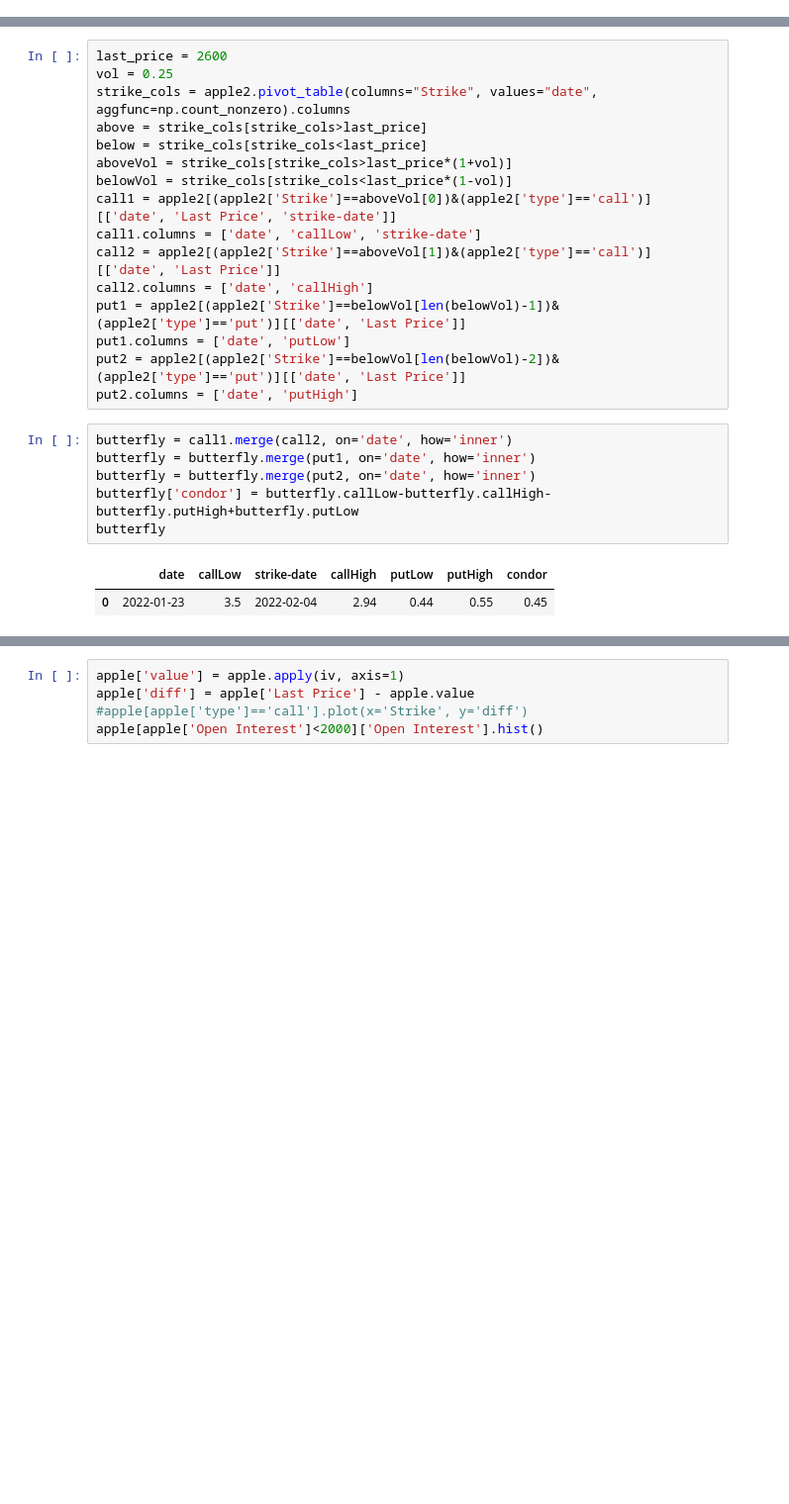
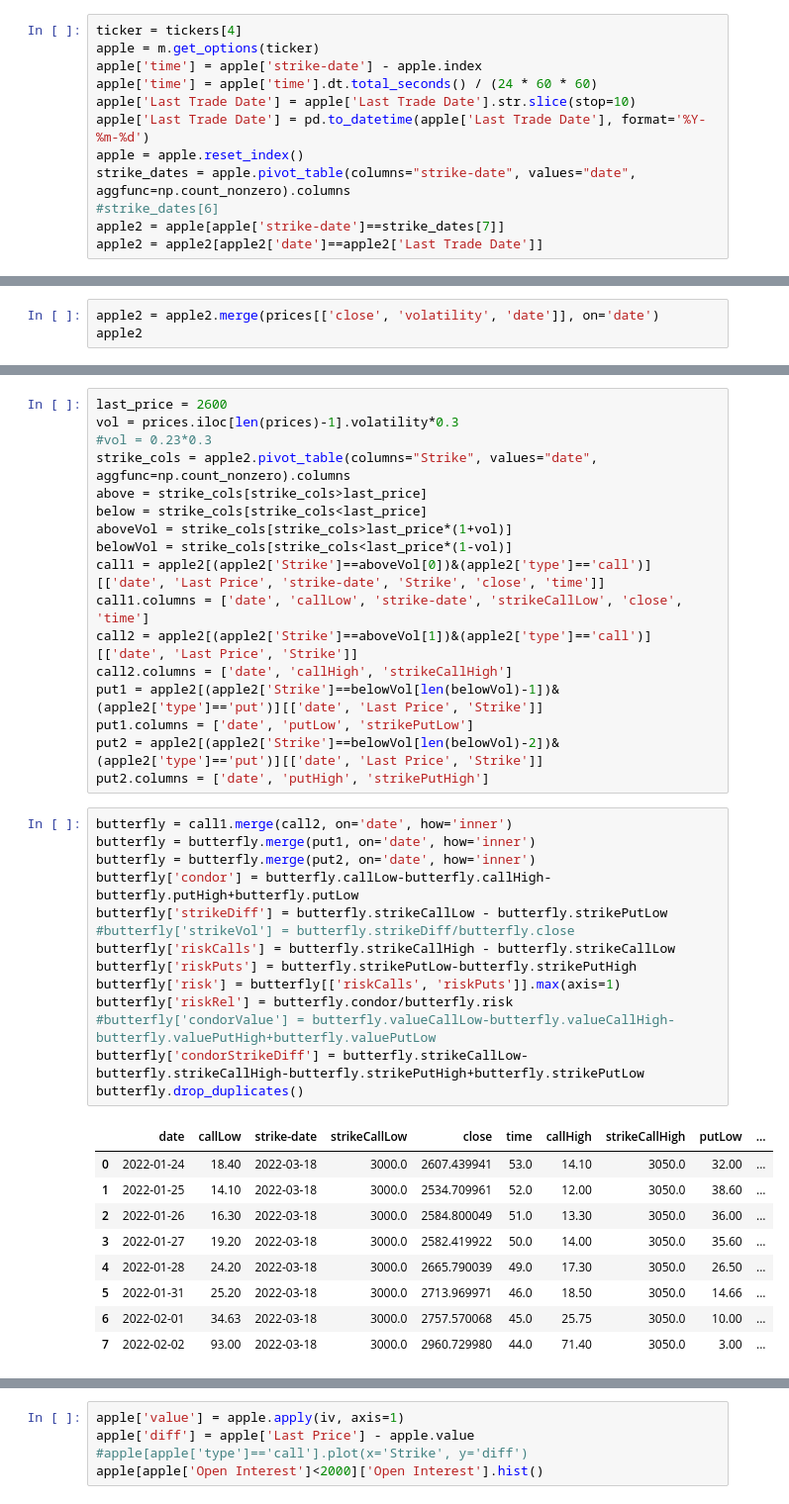
Before and after one commit to andermy/yahooScraper, a Jupyter notebook: test.ipynb, the cells around one changed output, grey strips where cells are left out. Shown at 99% size. Cells and saved outputs as stored; diff of their text form; blank space fills up the shorter version.

```diff
--- a/test.ipynb
+++ b/test.ipynb
@@ -69,0 +43,12 @@ apple2.describe()
+# %%
+ticker = tickers[4]
+apple = m.get_options(ticker)
+apple['time'] = apple['strike-date'] - apple.index
+apple['time'] = apple['time'].dt.total_seconds() / (24 * 60 * 60)
+apple['Last Trade Date'] = apple['Last Trade Date'].str.slice(stop=10)
+apple['Last Trade Date'] = pd.to_datetime(apple['Last Trade Date'], format='%Y-%m-%d')
+apple = apple.reset_index()
+strike_dates = apple.pivot_table(columns="strike-date", values="date", aggfunc=np.count_nonzero).columns
+#strike_dates[6]
+apple2 = apple[apple['strike-date']==strike_dates[7]]
+apple2 = apple2[apple2['date']==apple2['Last Trade Date']]
@@ -69,0 +82,3 @@ apple2.describe()
+# %%
+apple2 = apple2.merge(prices[['close', 'volatility', 'date']], on='date')
+apple2
@@ -70,25 +103,41 @@ apple2.describe()
 # %%
 last_price = 2600
-vol = 0.25
+vol = prices.iloc[len(prices)-1].volatility*0.3
+#vol = 0.23*0.3
 strike_cols = apple2.pivot_table(columns="Strike", values="date", aggfunc=np.count_nonzero).columns
 above = strike_cols[strike_cols>last_price]
 below = strike_cols[strike_cols<last_price]
 aboveVol = strike_cols[strike_cols>last_price*(1+vol)]
 belowVol = strike_cols[strike_cols<last_price*(1-vol)]
-call1 = apple2[(apple2['Strike']==aboveVol[0])&(apple2['type']=='call')][['date', 'Last Price', 'strike-date']]
-call1.columns = ['date', 'callLow', 'strike-date']
-call2 = apple2[(apple2['Strike']==aboveVol[1])&(apple2['type']=='call')][['date', 'Last Price']]
-call2.columns = ['date', 'callHigh']
-put1 = apple2[(apple2['Strike']==belowVol[len(belowVol)-1])&(apple2['type']=='put')][['date', 'Last Price']]
-put1.columns = ['date', 'putLow']
-put2 = apple2[(apple2['Strike']==belowVol[len(belowVol)-2])&(apple2['type']=='put')][['date', 'Last Price']]
-put2.columns = ['date', 'putHigh']
+call1 = apple2[(apple2['Strike']==aboveVol[0])&(apple2['type']=='call')][['date', 'Last Price', 'strike-date', 'Strike', 'close', 'time']]
+call1.columns = ['date', 'callLow', 'strike-date', 'strikeCallLow', 'close', 'time']
+call2 = apple2[(apple2['Strike']==aboveVol[1])&(apple2['type']=='call')][['date', 'Last Price', 'Strike']]
+call2.columns = ['date', 'callHigh', 'strikeCallHigh']
+put1 = apple2[(apple2['Strike']==belowVol[len(belowVol)-1])&(apple2['type']=='put')][['date', 'Last Price', 'Strike']]
+put1.columns = ['date', 'putLow', 'strikePutLow']
+put2 = apple2[(apple2['Strike']==belowVol[len(belowVol)-2])&(apple2['type']=='put')][['date', 'Last Price', 'Strike']]
+put2.columns = ['date', 'putHigh', 'strikePutHigh']
 # %%
 butterfly = call1.merge(call2, on='date', how='inner')
 butterfly = butterfly.merge(put1, on='date', how='inner')
 butterfly = butterfly.merge(put2, on='date', how='inner')
 butterfly['condor'] = butterfly.callLow-butterfly.callHigh-butterfly.putHigh+butterfly.putLow
-butterfly
+butterfly['strikeDiff'] = butterfly.strikeCallLow - butterfly.strikePutLow
+#butterfly['strikeVol'] = butterfly.strikeDiff/butterfly.close
+butterfly['riskCalls'] = butterfly.strikeCallHigh - butterfly.strikeCallLow
+butterfly['riskPuts'] = butterfly.strikePutLow-butterfly.strikePutHigh
+butterfly['risk'] = butterfly[['riskCalls', 'riskPuts']].max(axis=1)
+butterfly['riskRel'] = butterfly.condor/butterfly.risk
+#butterfly['condorValue'] = butterfly.valueCallLow-butterfly.valueCallHigh-butterfly.valuePutHigh+butterfly.valuePutLow
+butterfly['condorStrikeDiff'] = butterfly.strikeCallLow-butterfly.strikeCallHigh-butterfly.strikePutHigh+butterfly.strikePutLow
+butterfly.drop_duplicates()
 # %% [output]
-|  | date | callLow | strike-date | callHigh | putLow | putHigh | condor |
-| 0 | 2022-01-23 | 3.5 | 2022-02-04 | 2.94 | 0.44 | 0.55 | 0.45 |
+|  | date | callLow | strike-date | strikeCallLow | close | time | callHigh | strikeCallHigh | putLow | ... |
+| 0 | 2022-01-24 | 18.40 | 2022-03-18 | 3000.0 | 2607.439941 | 53.0 | 14.10 | 3050.0 | 32.00 | ... |
+| 1 | 2022-01-25 | 14.10 | 2022-03-18 | 3000.0 | 2534.709961 | 52.0 | 12.00 | 3050.0 | 38.60 | ... |
+| 2 | 2022-01-26 | 16.30 | 2022-03-18 | 3000.0 | 2584.800049 | 51.0 | 13.30 | 3050.0 | 36.00 | ... |
+| 3 | 2022-01-27 | 19.20 | 2022-03-18 | 3000.0 | 2582.419922 | 50.0 | 14.00 | 3050.0 | 35.60 | ... |
+| 4 | 2022-01-28 | 24.20 | 2022-03-18 | 3000.0 | 2665.790039 | 49.0 | 17.30 | 3050.0 | 26.50 | ... |
+| 5 | 2022-01-31 | 25.20 | 2022-03-18 | 3000.0 | 2713.969971 | 46.0 | 18.50 | 3050.0 | 14.66 | ... |
+| 6 | 2022-02-01 | 34.63 | 2022-03-18 | 3000.0 | 2757.570068 | 45.0 | 25.75 | 3050.0 | 10.00 | ... |
+| 7 | 2022-02-02 | 93.00 | 2022-03-18 | 3000.0 | 2960.729980 | 44.0 | 71.40 | 3050.0 | 3.00 | ... |
```
Also changed, not shown: parts of 25 cells of this notebook, 3 other files.
